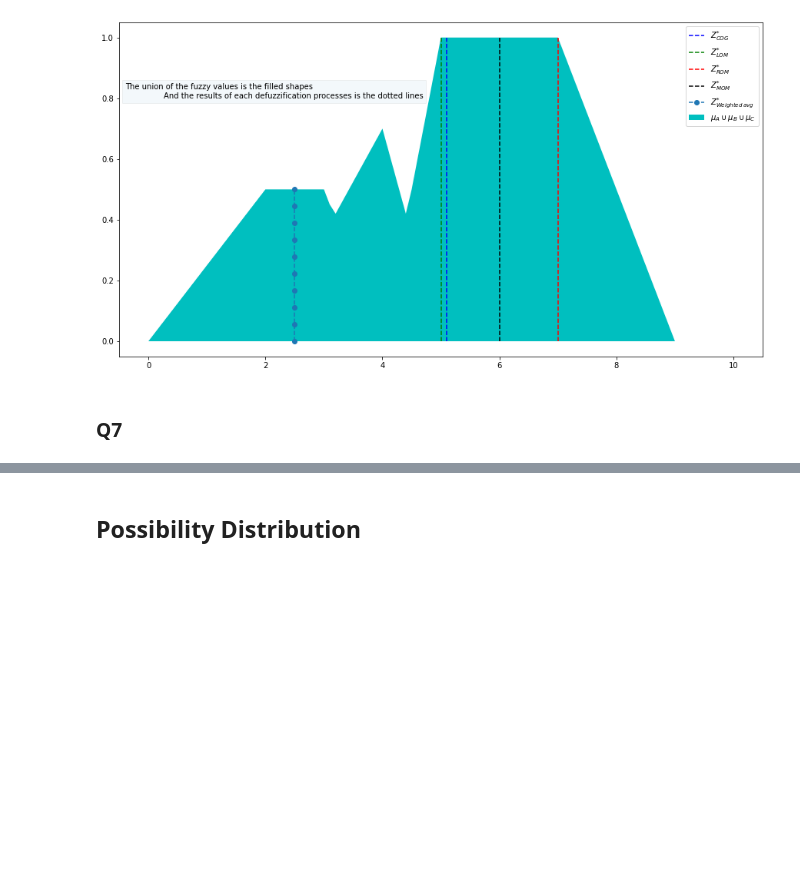
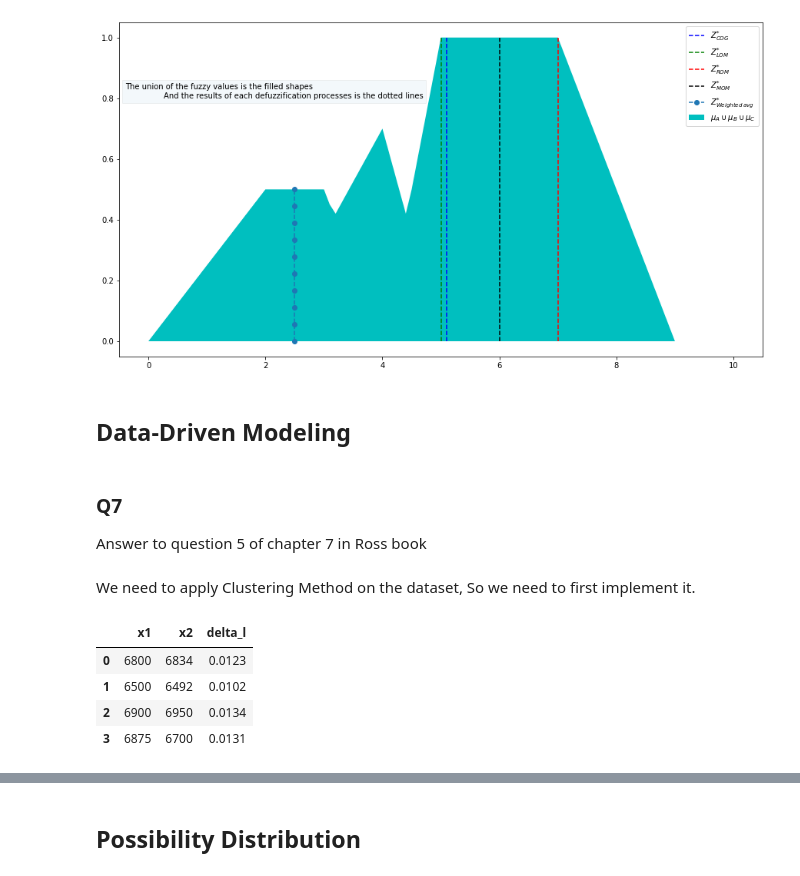
Before and after one commit to amindadgar/Fuzzy-Systems, a Jupyter notebook: HW3/Answers/main.ipynb, the cells around one changed output, grey strips where cells are left out. Drawn from its saved outputs; the diff is of its cells as text; code cells hidden in the pictures; blank space fills up the shorter version.

```diff
--- a/HW3/Answers/main.ipynb
+++ b/HW3/Answers/main.ipynb
@@ -651,5 +651,25 @@ plt.text(x=-0.4,y=0.8, s='''The union of the fuzzy values is the filled shapes
 plt.show()
 # %% [output]
 [figure]
+# %% [markdown]
+## Data-Driven Modeling
 # %% [markdown]
 ### Q7
+Answer to question 5 of chapter 7 in Ross book
+# %% [markdown]
+We need to apply Clustering Method on the dataset, So we need to first implement it.
+# %%
+## initilize the dataset
+dataset = pd.DataFrame(data=[
+    [6800, 6834, 1.23e-2],
+    [6500, 6492, 1.02e-2],
+    [6900, 6950, 1.34e-2],
+    [6875, 6700, 1.31e-2]
+    ], columns=['x1', 'x2', 'delta_l'],)
+dataset
+# %% [output]
+|  | x1 | x2 | delta_l |
+| 0 | 6800 | 6834 | 0.0123 |
+| 1 | 6500 | 6492 | 0.0102 |
+| 2 | 6900 | 6950 | 0.0134 |
+| 3 | 6875 | 6700 | 0.0131 |
```
Also changed, not shown: parts of 13 cells of this notebook.
